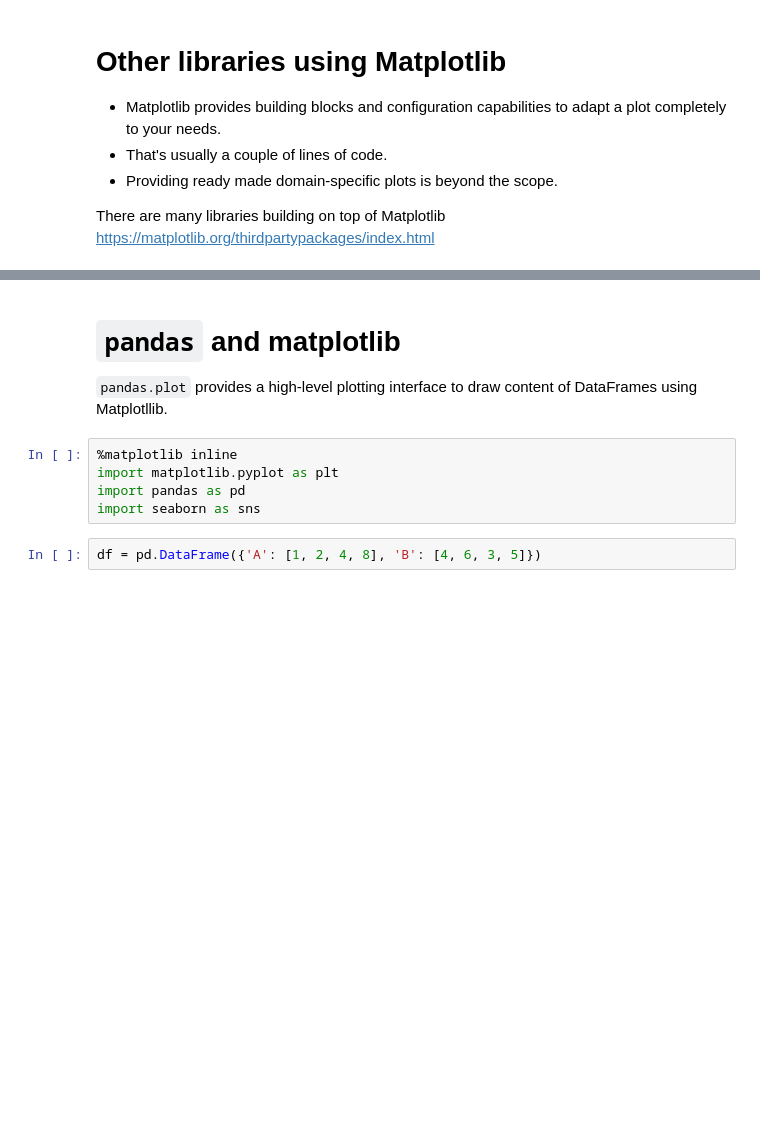
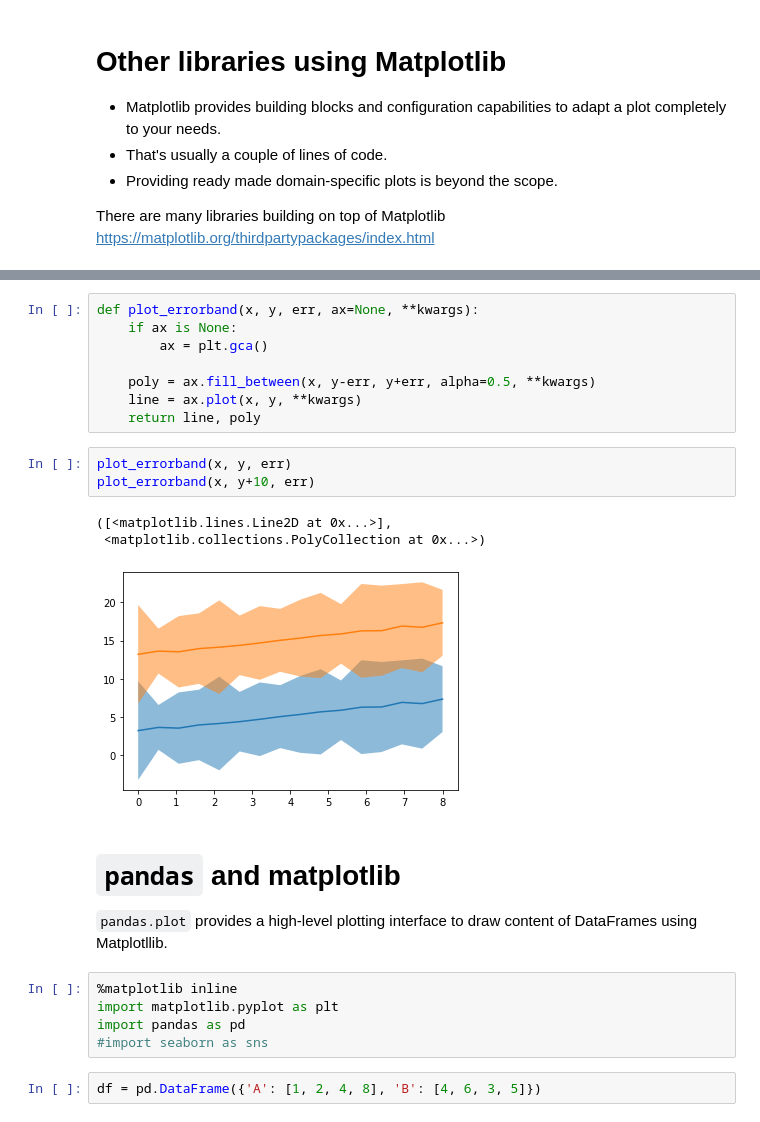
Before and after one commit to timhoffm/using-matplotlib, a Jupyter notebook: 05_Libraries_using_Matplotlib.ipynb, the cells around one changed output, grey strips where cells are left out. Drawn from its saved outputs; the diff is of its cells as text; blank space fills up the shorter version.

```diff
--- a/05_Libraries_using_Matplotlib.ipynb
+++ b/05_Libraries_using_Matplotlib.ipynb
@@ -72,3 +120,18 @@ survey(results, category_names)
+# %%
+def plot_errorband(x, y, err, ax=None, **kwargs):
+    if ax is None:
+        ax = plt.gca()
+
+    poly = ax.fill_between(x, y-err, y+err, alpha=0.5, **kwargs)
+    line = ax.plot(x, y, **kwargs)
+    return line, poly
+# %%
+plot_errorband(x, y, err)
+plot_errorband(x, y+10, err)
+# %% [output]
+([<matplotlib.lines.Line2D at 0x...>],
+ <matplotlib.collections.PolyCollection at 0x...>)
+[figure, added]
 # %% [markdown]
 # `pandas` and matplotlib
 
@@ -77,7 +140,7 @@ survey(results, category_names)
 %matplotlib inline
 import matplotlib.pyplot as plt
 import pandas as pd
-import seaborn as sns
+#import seaborn as sns
 # %%
 df = pd.DataFrame({'A': [1, 2, 4, 8], 'B': [4, 6, 3, 5]})
 # %% [markdown]
```
Also changed, not shown: parts of 14 cells of this notebook, 8 other files.
